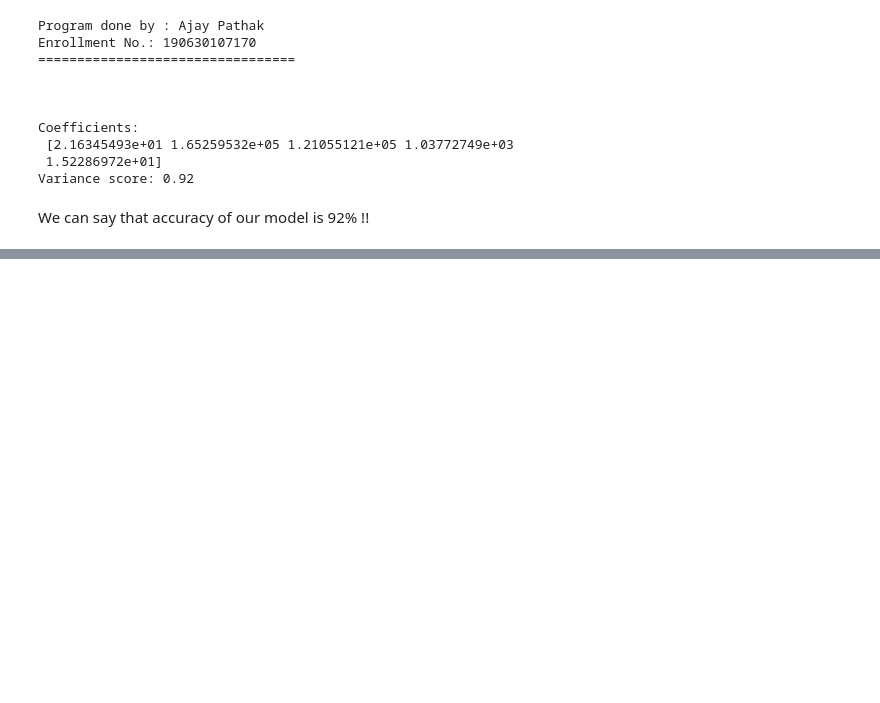
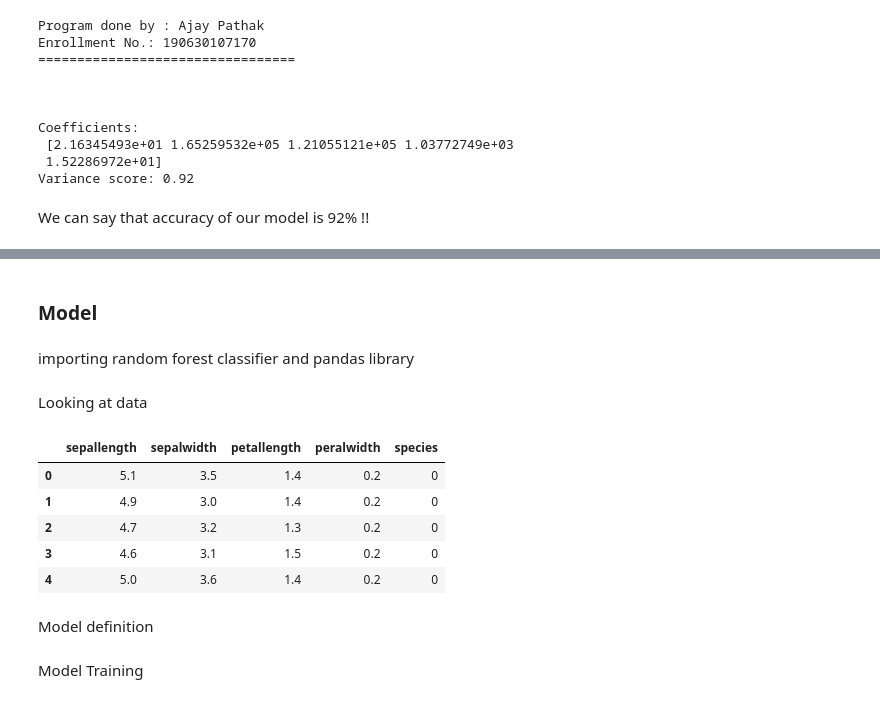
Before and after one commit to AJAY-22/Python_Practicals, a Jupyter notebook: LabManual.ipynb, the cells around one changed output, grey strips where cells are left out. Cells and saved outputs as stored; diff of their text form; code cells hidden in the pictures; blank space fills up the shorter version.

```diff
--- a/LabManual.ipynb
+++ b/LabManual.ipynb
@@ -3084,0 +3116,27 @@ We can say that accuracy of our model is 92% !!
+# %% [markdown]
+### Model
+# %% [markdown]
+importing random forest classifier and pandas library
+# %%
+from sklearn.ensemble import RandomForestClassifier
+
+import pandas as pd
+
+data = pd.DataFrame({'sepallength' : iris.data[:, 0],
+                     'sepalwidth' : iris.data[:, 1],
+                     'petallength' : iris.data[:, 2],
+                     'peralwidth' : iris.data[:, 3],
+                     'species' : iris.target})
+# %% [markdown]
+Looking at data
+# %%
+data.head()
+# %% [output]
+|  | sepallength | sepalwidth | petallength | peralwidth | species |
+| 0 | 5.1 | 3.5 | 1.4 | 0.2 | 0 |
+| 1 | 4.9 | 3.0 | 1.4 | 0.2 | 0 |
+| 2 | 4.7 | 3.2 | 1.3 | 0.2 | 0 |
+| 3 | 4.6 | 3.1 | 1.5 | 0.2 | 0 |
+| 4 | 5.0 | 3.6 | 1.4 | 0.2 | 0 |
+# %% [markdown]
+Model definition
@@ -3084,0 +3145,2 @@ We can say that accuracy of our model is 92% !!
+# %% [markdown]
+Model Training
```
Also changed, not shown: parts of 38 cells of this notebook.
